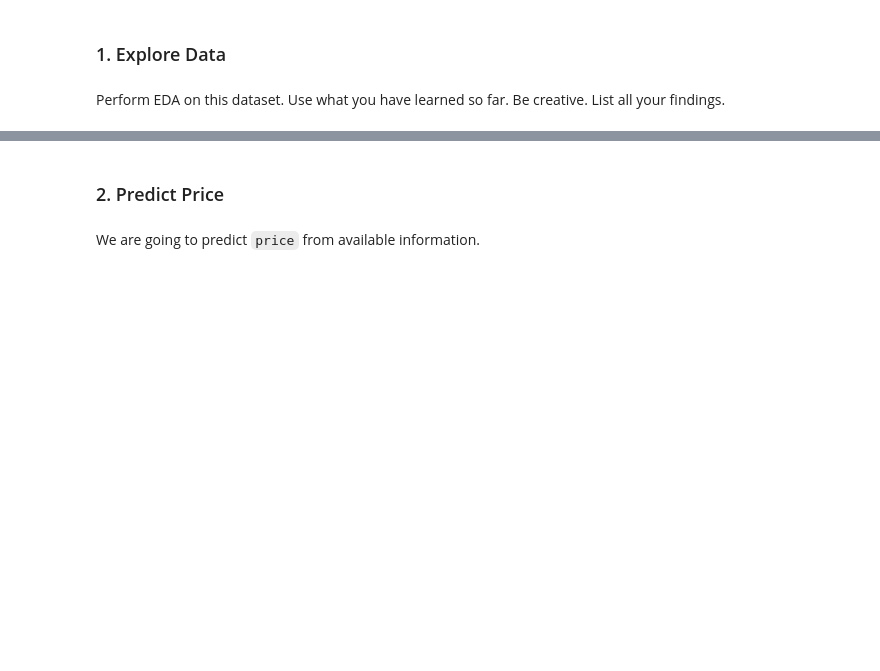
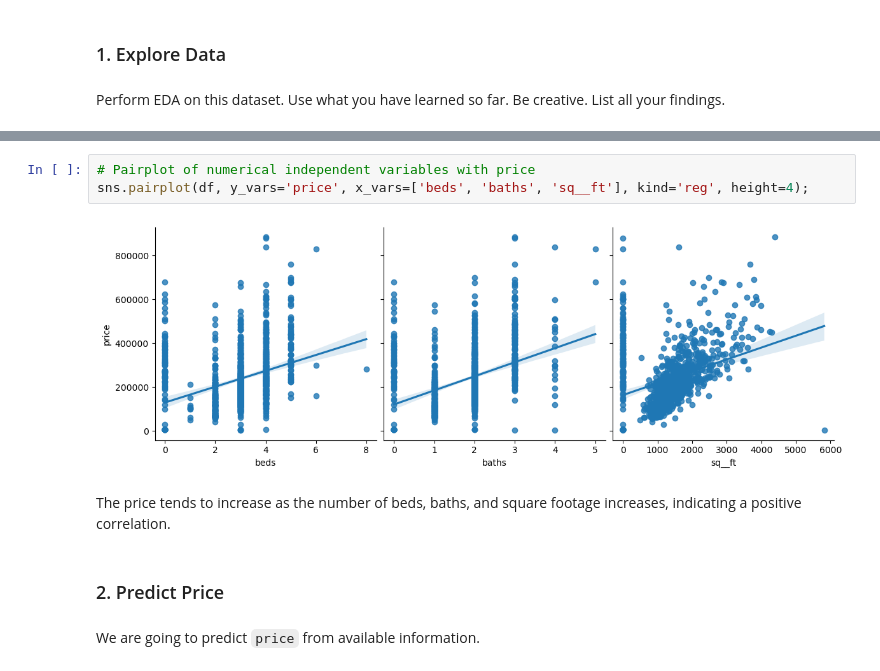
Before and after one commit to Posheffy/IODSN, a Jupyter notebook: IOD_Lab 4.1.1.ipynb, the cells around one changed output, grey strips where cells are left out. Saved outputs shown, nothing was run; the diff lists cells and outputs as text; blank space fills up the shorter version.

```diff
--- a/IOD_Lab 4.1.1.ipynb
+++ b/IOD_Lab 4.1.1.ipynb
@@ -26,3 +219,10 @@ house_csv = "../../data/Sacramento_transactions.csv"
+# %%
+# Pairplot of numerical independent variables with price
+sns.pairplot(df, y_vars='price', x_vars=['beds', 'baths', 'sq__ft'], kind='reg', height=4);
+# %% [output]
+[figure, added]
+# %% [markdown]
+The price tends to increase as the number of beds, baths, and square footage increases, indicating a positive correlation.
 # %% [markdown]
 ### 2. Predict Price
 # %% [markdown]
```
Also changed, not shown: parts of 74 cells of this notebook, 4 other files.
